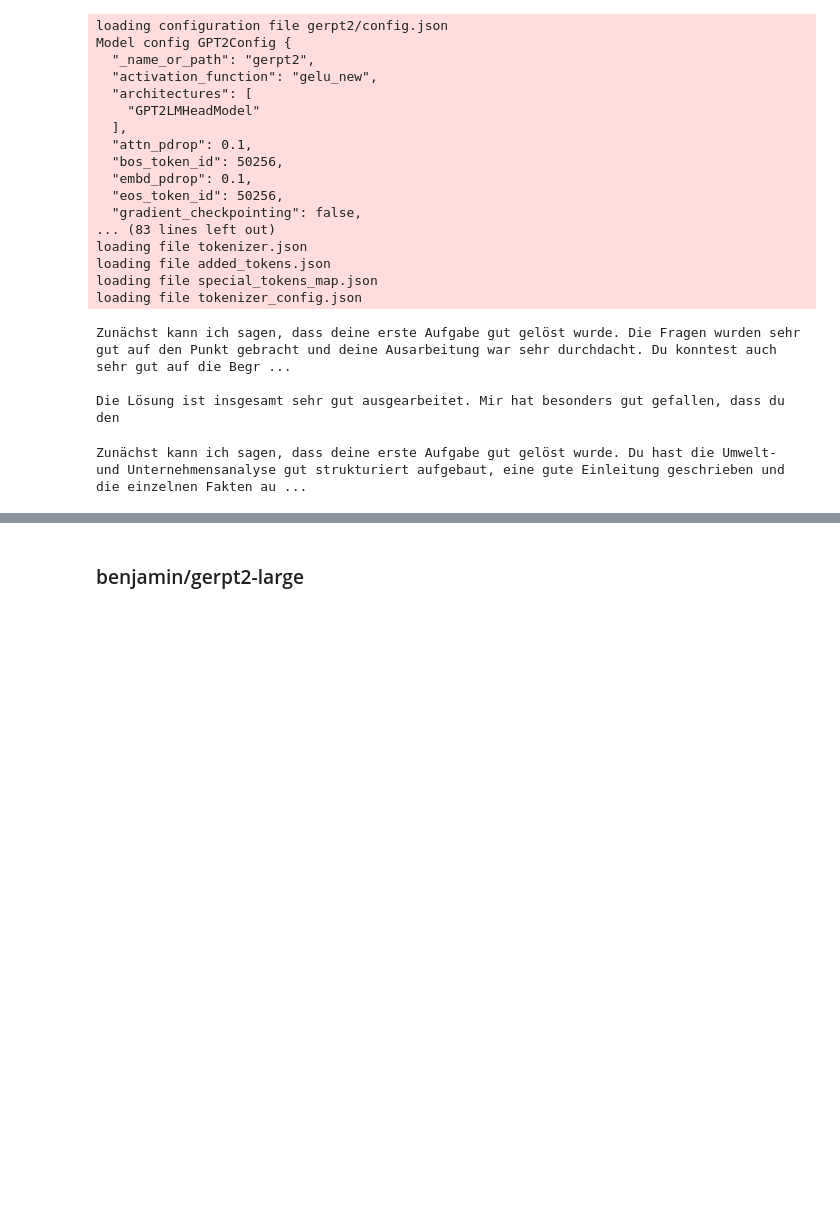
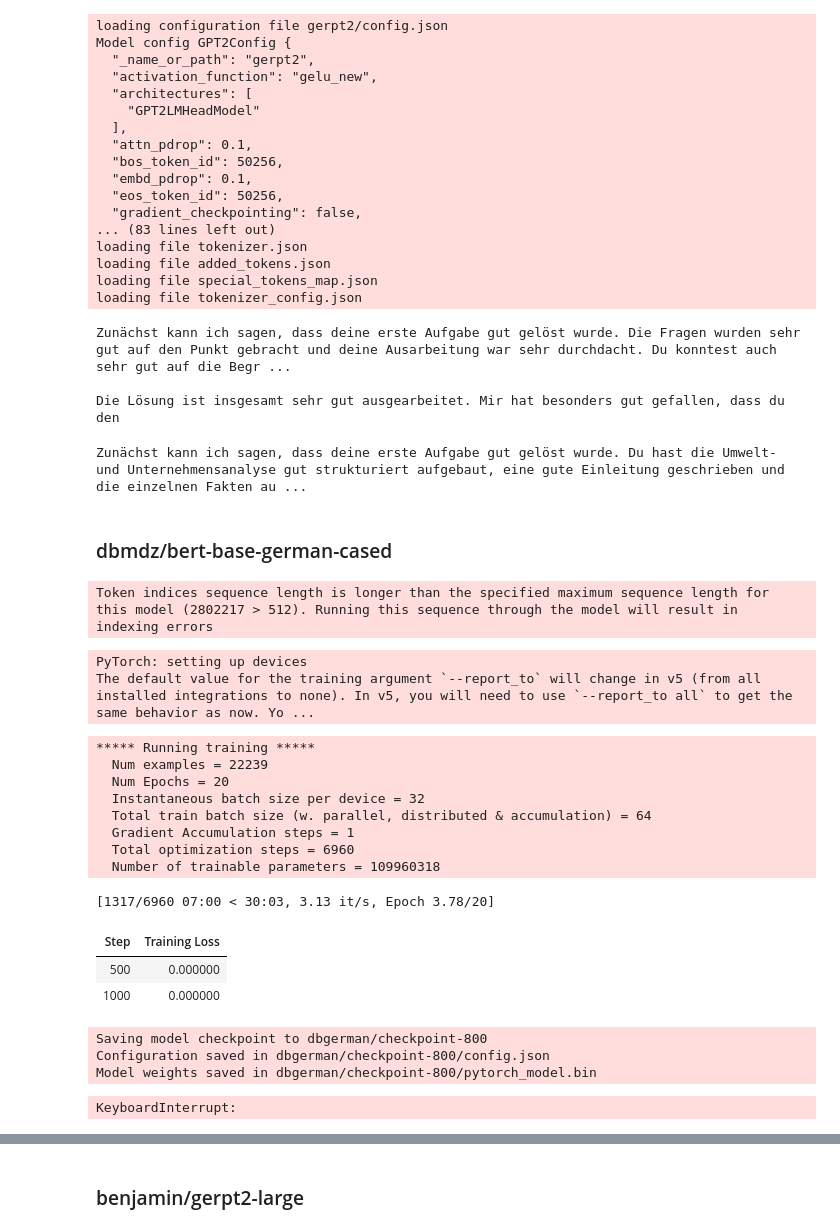
Before and after one commit to xiaotiansu/Reviewriter, a Jupyter notebook: notebooks/data_modeling.ipynb, the cells around one changed output, grey strips where cells are left out. Drawn from its saved outputs; the diff is of its cells as text; code cells hidden in the pictures; blank space fills up the shorter version.

```diff
--- a/notebooks/data_modeling.ipynb
+++ b/notebooks/data_modeling.ipynb
@@ -1329,3 +1452,56 @@ text = gerpt2_pipe(root, max_length=150)[0]["generated_text"]
 print(text)
 # %% [output]
 Zunächst kann ich sagen, dass deine erste Aufgabe gut gelöst wurde. Du hast die Umwelt- und Unternehmensanalyse gut strukturiert aufgebaut, eine gute Einleitung geschrieben und die einzelnen Fakten au ...
+# %% [markdown]
+### dbmdz/bert-base-german-cased
+# %%
+model_name = 'dbmdz/bert-base-german-cased'
+model_path = 'dbgerman'
+tokenizer = AutoTokenizer.from_pretrained(model_name)
+train_dataset, test_dataset, data_collator = load_dataset(train_path, test_path, tokenizer)
+# %% [output]
+Token indices sequence length is longer than the specified maximum sequence length for this model (2802217 > 512). Running this sequence through the model will result in indexing errors
+# %%
+dbgerman_model = AutoModelWithLMHead.from_pretrained(model_name)
+# %%
+training_args = TrainingArguments(
+    output_dir = model_path,
+    overwrite_output_dir = True,
+    num_train_epochs = 20,
+    per_device_train_batch_size = 32,
+    per_device_eval_batch_size = 64,
+    eval_steps = 400,
+    save_steps = 800,
+    warmup_steps = 500,
+)
+dbgerman_trainer = Trainer(
+    model = dbgerman_model,
+    args = training_args,
+    data_collator = data_collator,
+    train_dataset = train_dataset,
+    eval_dataset = test_dataset,
+    # compute_metrics = compute_metrics
+    # prediction_loss_only = True,
+)
+# %% [output]
+PyTorch: setting up devices
+The default value for the training argument `--report_to` will change in v5 (from all installed integrations to none). In v5, you will need to use `--report_to all` to get the same behavior as now. Yo ...
+# %%
+dbgerman_trainer.train()
+# %% [output]
+***** Running training *****
+  Num examples = 22239
+  Num Epochs = 20
+  Instantaneous batch size per device = 32
+  Total train batch size (w. parallel, distributed & accumulation) = 64
+  Gradient Accumulation steps = 1
+  Total optimization steps = 6960
+  Number of trainable parameters = 109960318
+[1317/6960 07:00 < 30:03, 3.13 it/s, Epoch 3.78/20]
+| Step | Training Loss |
+| 500 | 0.000000 |
+| 1000 | 0.000000 |
+Saving model checkpoint to dbgerman/checkpoint-800
+Configuration saved in dbgerman/checkpoint-800/config.json
+Model weights saved in dbgerman/checkpoint-800/pytorch_model.bin
+KeyboardInterrupt:
```
Also changed, not shown: parts of 21 cells of this notebook, 7 other files.
